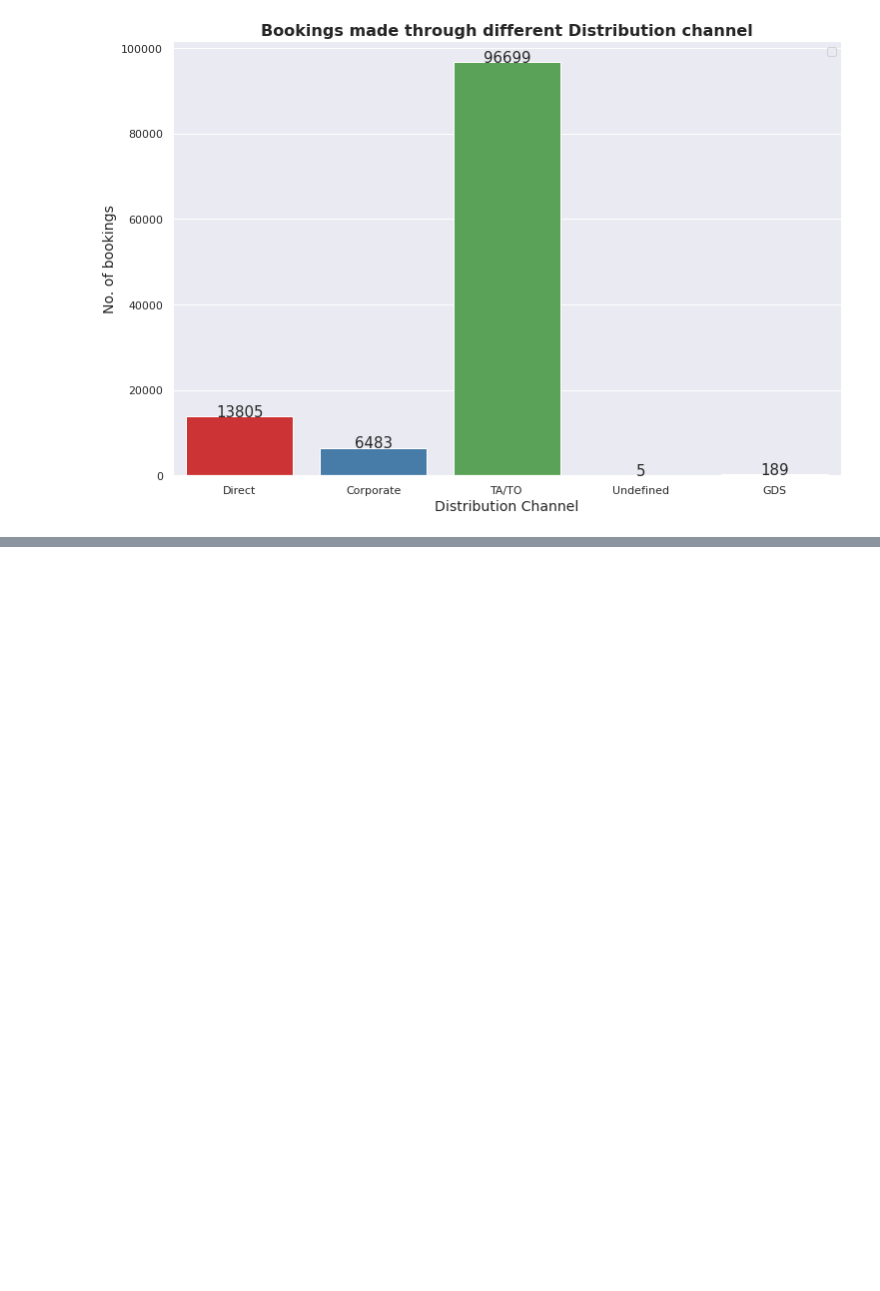
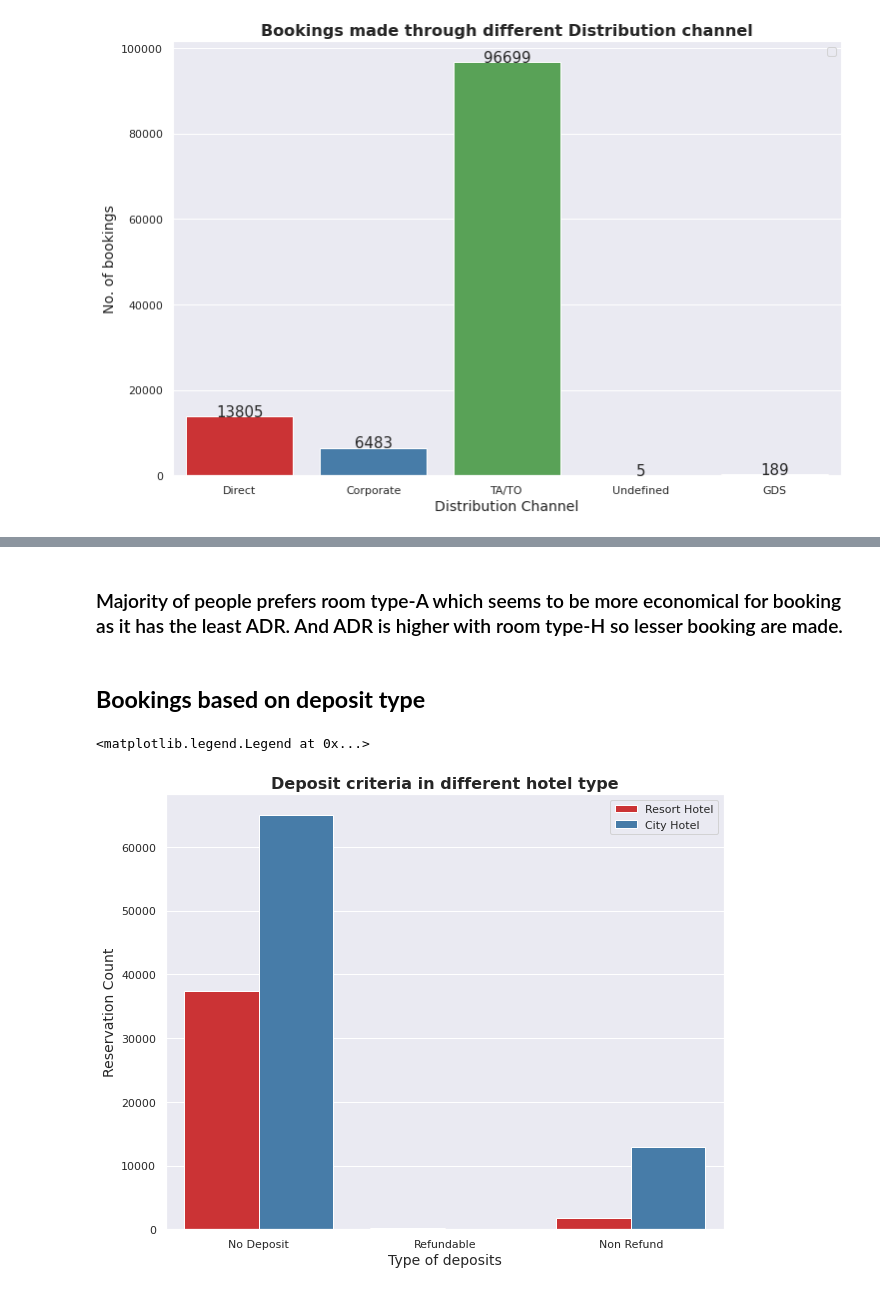
Before and after one commit to sanjaypauloct1989/6.Hotel-booking-EDA, a Jupyter notebook: Hotel Booking Analysis-Capstone Project.ipynb, the cells around one changed output, grey strips where cells are left out. Saved outputs shown, nothing was run; the diff lists cells and outputs as text; code cells hidden in the pictures; blank space fills up the shorter version.

```diff
--- a/Hotel Booking Analysis-Capstone Project.ipynb
+++ b/Hotel Booking Analysis-Capstone Project.ipynb
@@ -479,0 +531,16 @@ WARNING:matplotlib.legend:No handles with labels found to put in legend.
+# %% [markdown]
+### Majority of people prefers room type-A which seems to be more economical for booking as it has the least ADR. And ADR is higher with room type-H so lesser booking are made.
+# %% [markdown]
+## **Bookings based on deposit type**
+# %%
+# This graph shows Deposit type in different hotel type.
+sns.set(rc={'figure.figsize':(10,8)})
+sns.set_palette("Set1")
+graph = sns.countplot(hue=new_df['hotel'],x=new_df['deposit_type'])
+graph.set_title('Deposit criteria in different hotel type',fontsize = 16, fontweight='bold')
+graph.set_xlabel('Type of deposits',fontsize = 14)
+graph.set_ylabel('Reservation Count',fontsize = 14)
+plt.legend(loc='upper right')
+# %% [output]
+<matplotlib.legend.Legend at 0x...>
+[figure, added]
```
Also changed, not shown: parts of 15 cells of this notebook.
